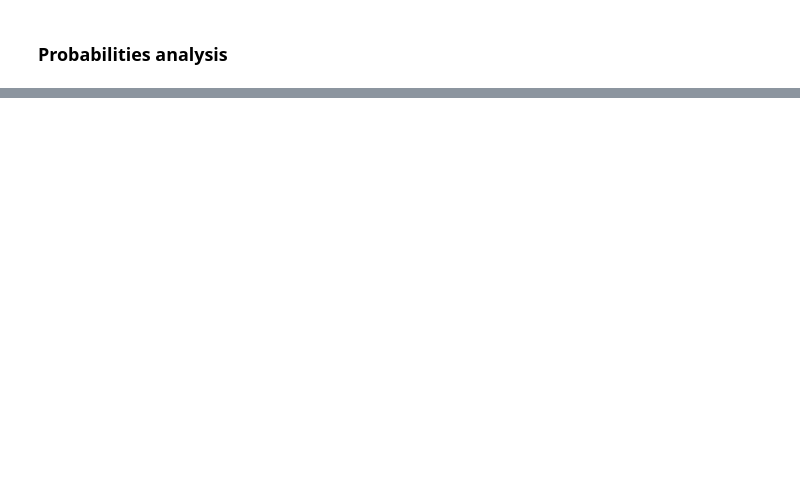
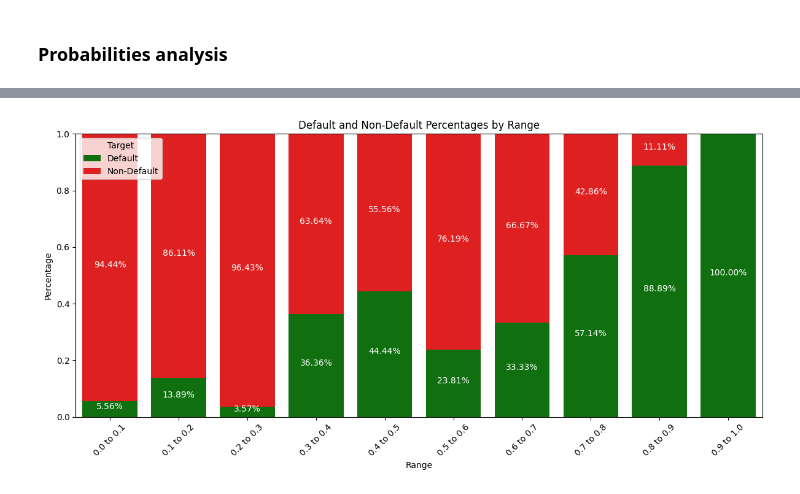
Before and after one commit to allmeidaapedro/Credit-Scoring-German-Bank, a Jupyter notebook: notebooks/2. Modelling.ipynb, the cells around one changed output, grey strips where cells are left out. Cells and saved outputs as stored; diff of their text form; code cells hidden in the pictures; blank space fills up the shorter version.

```diff
--- a/notebooks/2. Modelling.ipynb
+++ b/notebooks/2. Modelling.ipynb
@@ -473,0 +509,29 @@ df_test_percent = df_test_rate.div(df_test_rate.sum(1).astype(float), axis=0)
+# %%
+# Calculate percentages of default and non-default within each range
+range_percentages = test_scores.groupby('Range')['Default'].value_counts(normalize=True).unstack().fillna(0)
+range_percentages.reset_index(inplace=True)
+range_percentages.rename(columns={0: 'Non-Default', 1: 'Default'}, inplace=True)
+
+# Create a stacked bar plot
+plt.figure(figsize=(12, 6))
+sns.barplot(x='Range', y='Default', data=range_percentages, color='green', label='Default')
+sns.barplot(x='Range', y='Non-Default', data=range_percentages, color='red', bottom=range_percentages['Default'], label='Non-Default')
+
+# Customize the plot
+plt.title('Default and Non-Default Percentages by Range')
+plt.xlabel('Range')
+plt.ylabel('Percentage')
+plt.legend(title='Target')
+
+plt.xticks(rotation=45)  # Rotate x-axis labels for better visualization
+
+# Add percentages inside the bars
+for p in range_percentages.index:
+    total_height = range_percentages['Default'][p] + range_percentages['Non-Default'][p]
+    plt.text(p, range_percentages['Default'][p] / 2, f"{range_percentages['Default'][p]*100:.2f}%", ha='center', color='white', fontsize=10)
+    plt.text(p, range_percentages['Default'][p] + range_percentages['Non-Default'][p] / 2, f"{range_percentages['Non-Default'][p]*100:.2f}%", ha='center', color='white', fontsize=10)
+
+plt.tight_layout()
+plt.show()
+# %% [output]
+[figure, added]
```
Also changed, not shown: parts of 33 cells of this notebook, 1 other file.
